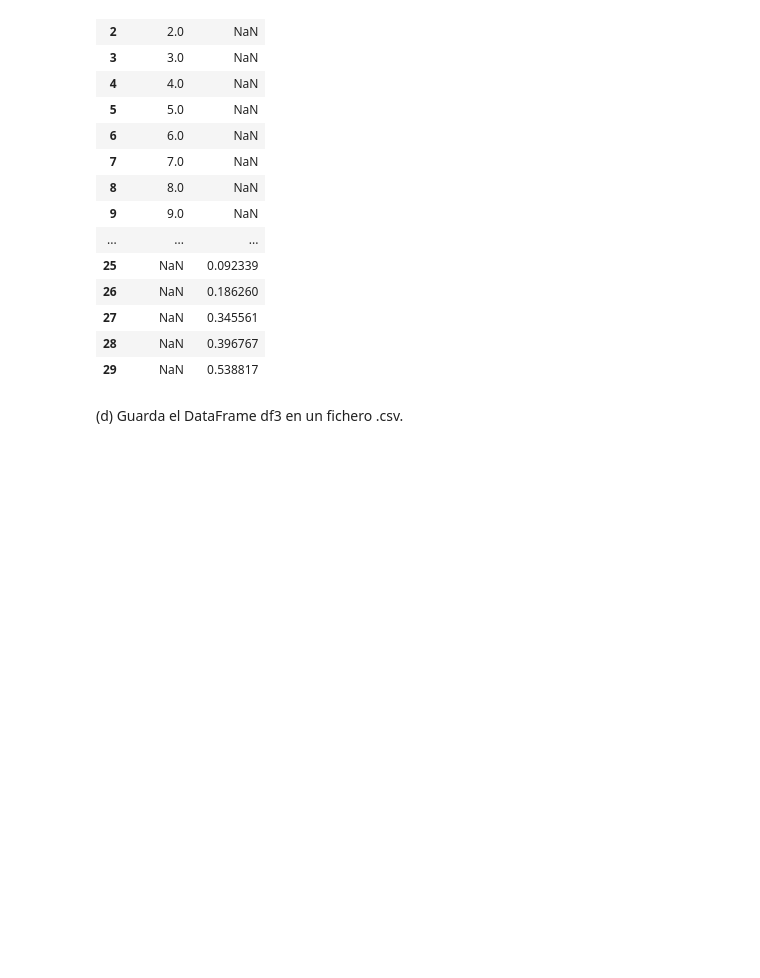
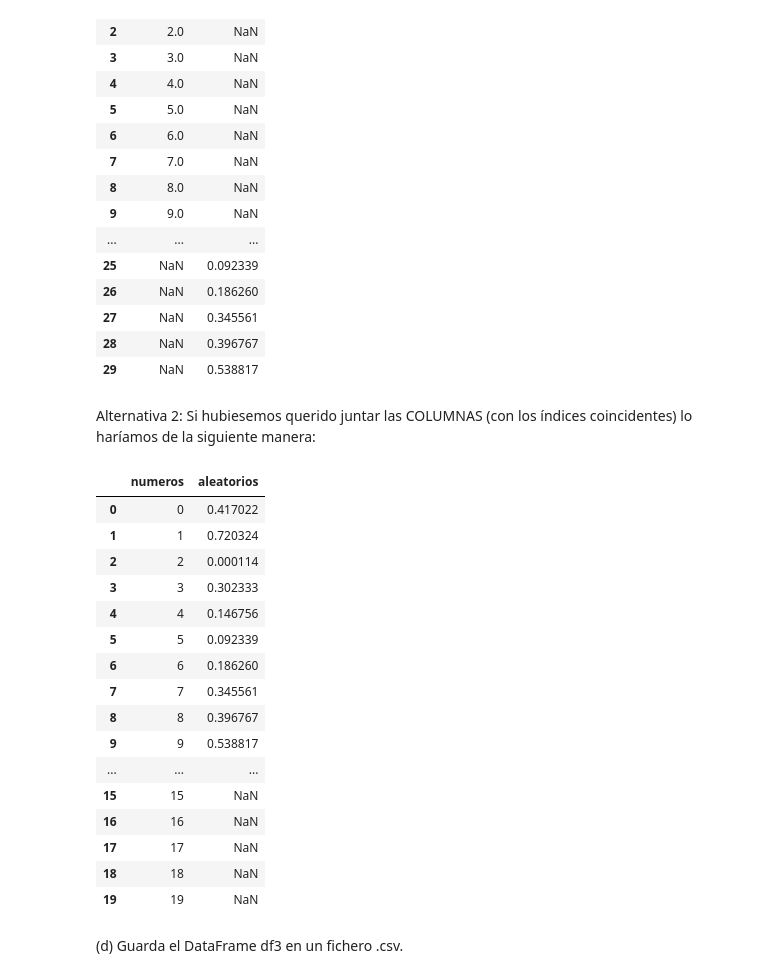
Before and after one commit to enricllorcamendoza-2002/ttad1, a Jupyter notebook: Entrega_2.ipynb, the cells around one changed output. Cells and saved outputs as stored; diff of their text form; code cells hidden in the pictures; blank space fills up the shorter version.

```diff
--- a/Entrega_2.ipynb
+++ b/Entrega_2.ipynb
@@ -63,6 +80,29 @@ df3
 | 27 | NaN | 0.345561 |
 | 28 | NaN | 0.396767 |
 | 29 | NaN | 0.538817 |
+# %% [markdown]
+Alternativa 2: Si hubiesemos querido juntar las COLUMNAS (con los índices coincidentes) lo haríamos de la siguiente manera:
+# %%
+df3 = pd.concat([df1, df2], axis=1)
+df3
+# %% [output]
+|  | numeros | aleatorios |
+| 0 | 0 | 0.417022 |
+| 1 | 1 | 0.720324 |
+| 2 | 2 | 0.000114 |
+| 3 | 3 | 0.302333 |
+| 4 | 4 | 0.146756 |
+| 5 | 5 | 0.092339 |
+| 6 | 6 | 0.186260 |
+| 7 | 7 | 0.345561 |
+| 8 | 8 | 0.396767 |
+| 9 | 9 | 0.538817 |
+| ... | ... | ... |
+| 15 | 15 | NaN |
+| 16 | 16 | NaN |
+| 17 | 17 | NaN |
+| 18 | 18 | NaN |
+| 19 | 19 | NaN |
 # %% [markdown]
  (d) Guarda el DataFrame df3 en un fichero .csv.
 # %%
```
Also changed, not shown: parts of 38 cells of this notebook.
